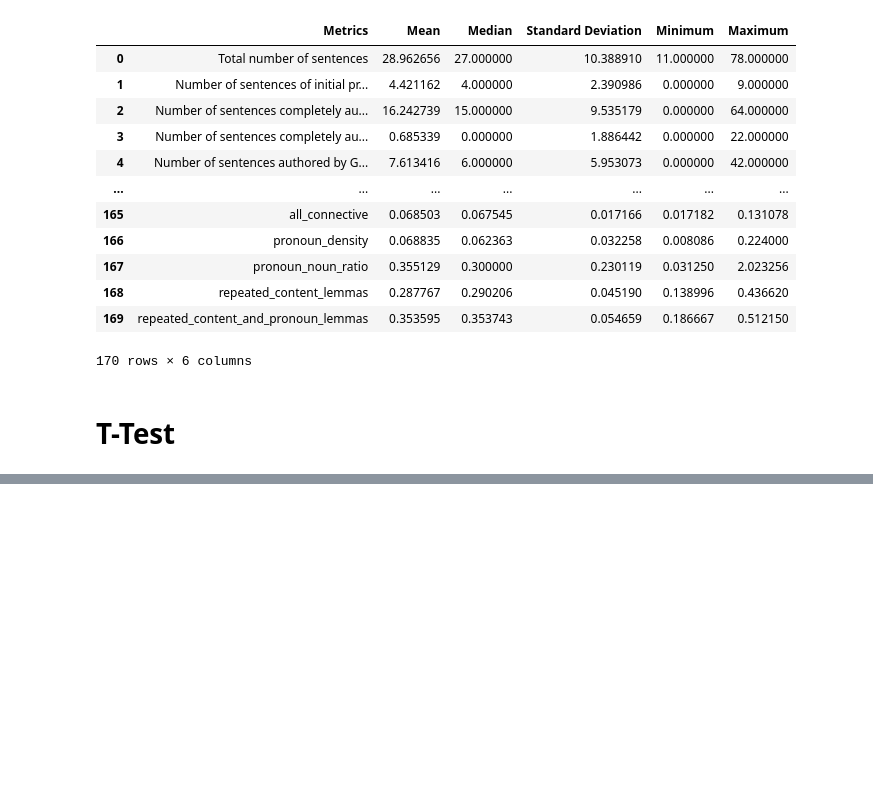
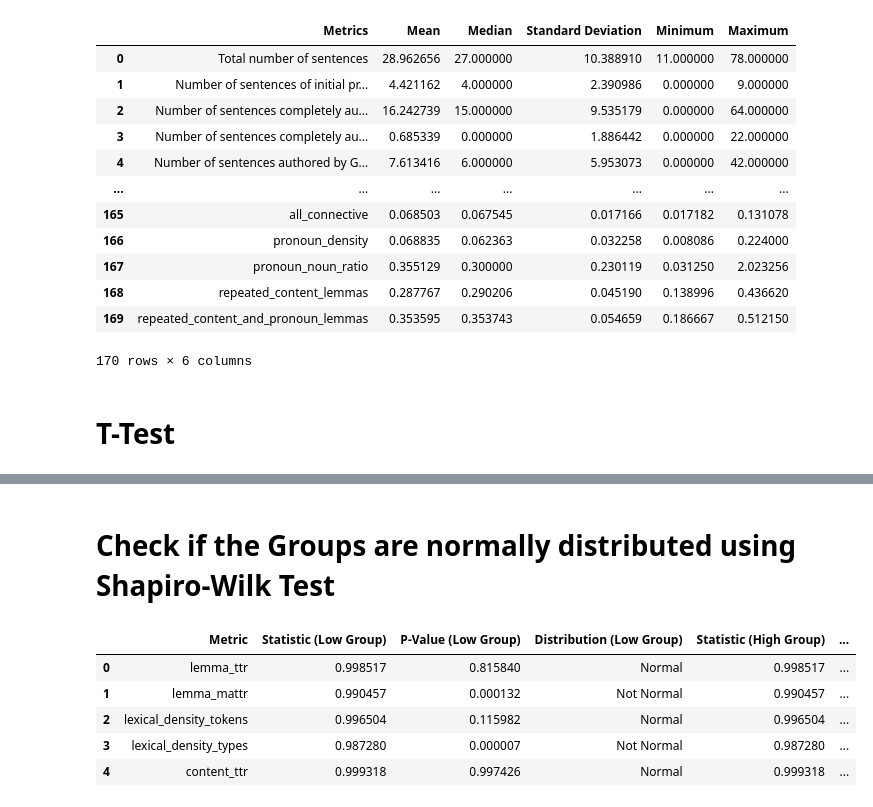
Before and after one commit to srivarshan-s/CoAuthorViz, a Jupyter notebook: notebooks/analysis.ipynb, the cells around one changed output, grey strips where cells are left out. Cells and saved outputs as stored; diff of their text form; code cells hidden in the pictures; blank space fills up the shorter version.

```diff
--- a/notebooks/analysis.ipynb
+++ b/notebooks/analysis.ipynb
@@ -617,0 +314,45 @@ t_test_df
+# %% [markdown]
+# Check if the Groups are normally distributed using Shapiro-Wilk Test
+# %%
+shapiro_df = pd.DataFrame()
+
+stat_low = []
+stat_high = []
+p_val_low = []
+p_val_high = []
+metrics = []
+
+ALPHA = 0.025
+
+for col in new_df.columns:
+    if col in df.columns:
+        continue
+    metrics.append(col)
+    stat_result_low, p_val_result_low = shapiro(df_high[col])
+    stat_low.append(stat_result_low)
+    p_val_low.append(p_val_result_low)
+    stat_result_high, p_val_result_high = shapiro(df_high[col])
+    stat_high.append(stat_result_high)
+    p_val_high.append(p_val_result_high)
+
+shapiro_df["Metric"] = metrics
+
+shapiro_df["Statistic (Low Group)"] = stat_low
+shapiro_df["P-Value (Low Group)"] = p_val_low
+shapiro_df["Distribution (Low Group)"] = shapiro_df["P-Value (Low Group)"].apply(
+    lambda x: "Normal" if x > ALPHA else "Not Normal")
+
+shapiro_df["Statistic (High Group)"] = stat_high
+shapiro_df["P-Value (High Group)"] = p_val_high
+shapiro_df["Distribution (High Group)"] = shapiro_df["P-Value (High Group)"].apply(
+    lambda x: "Normal" if x > ALPHA else "Not Normal")
+
+shapiro_df.to_csv("shapiro_wilk_test_results.csv")
+shapiro_df.head()
+# %% [output]
+|  | Metric | Statistic (Low Group) | P-Value (Low Group) | Distribution (Low Group) | Statistic (High Group) | ... |
+| 0 | lemma_ttr | 0.998517 | 0.815840 | Normal | 0.998517 | ... |
+| 1 | lemma_mattr | 0.990457 | 0.000132 | Not Normal | 0.990457 | ... |
+| 2 | lexical_density_tokens | 0.996504 | 0.115982 | Normal | 0.996504 | ... |
+| 3 | lexical_density_types | 0.987280 | 0.000007 | Not Normal | 0.987280 | ... |
+| 4 | content_ttr | 0.999318 | 0.997426 | Normal | 0.999318 | ... |
```
Also changed, not shown: parts of 34 cells of this notebook.
